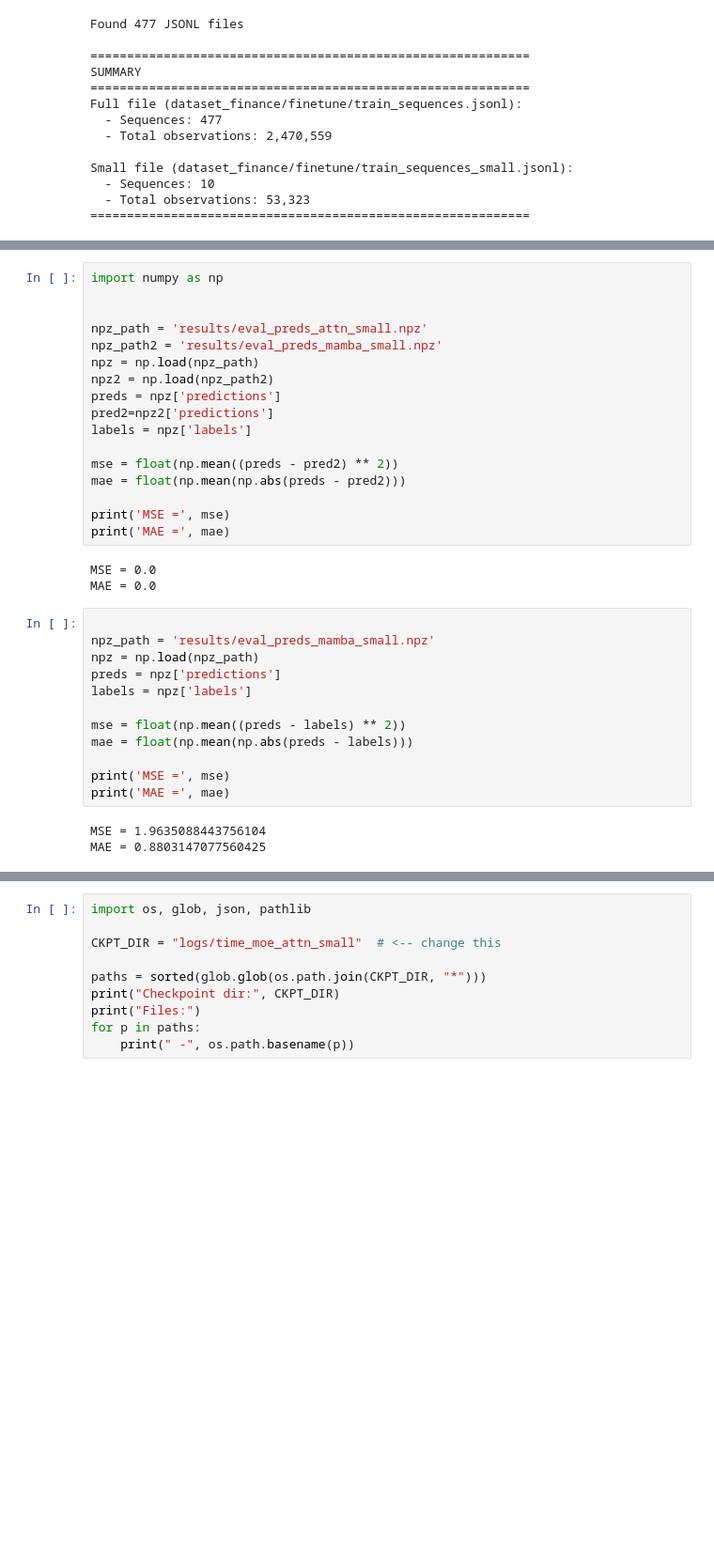
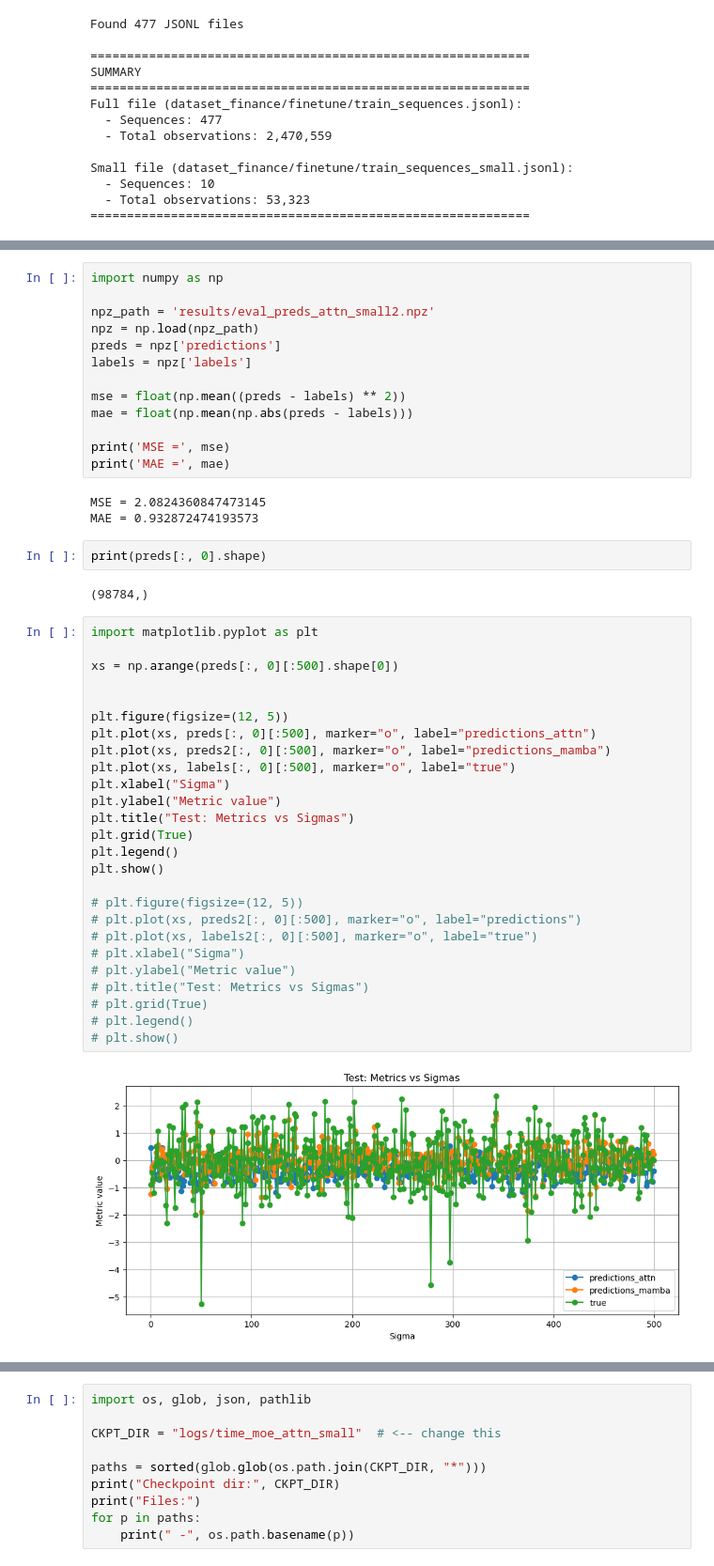
Before and after one commit to NastiaBur/project, a Jupyter notebook: mama.ipynb, the cells around one changed output, grey strips where cells are left out. Shown at 94% size. Saved outputs shown, nothing was run; the diff lists cells and outputs as text; blank space fills up the shorter version.

Commit message:
Added adequet mamba layer

```diff
--- a/mama.ipynb
+++ b/mama.ipynb
@@ -370,35 +384,48 @@ df = pd.read_csv(file_name)
 # %%
 import numpy as np
 
-
-npz_path = 'results/eval_preds_attn_small.npz'
-npz_path2 = 'results/eval_preds_mamba_small.npz'
+npz_path = 'results/eval_preds_attn_small2.npz'
 npz = np.load(npz_path)
-npz2 = np.load(npz_path2)
 preds = npz['predictions']
-pred2=npz2['predictions']
 labels = npz['labels']
 
-mse = float(np.mean((preds - pred2) ** 2))
-mae = float(np.mean(np.abs(preds - pred2)))
+mse = float(np.mean((preds - labels) ** 2))
+mae = float(np.mean(np.abs(preds - labels)))
 
 print('MSE =', mse)
 print('MAE =', mae)
 # %% [output]
-MSE = 0.0
-MAE = 0.0
+MSE = 2.0824360847473145
+MAE = 0.932872474193573
-# %%
-
-npz_path = 'results/eval_preds_mamba_small.npz'
-npz = np.load(npz_path)
-preds = npz['predictions']
-labels = npz['labels']
-
-mse = float(np.mean((preds - labels) ** 2))
-mae = float(np.mean(np.abs(preds - labels)))
-
-print('MSE =', mse)
-print('MAE =', mae)
-# %% [output]
-MSE = 1.9635088443756104
-MAE = 0.8803147077560425
+# %%
+print(preds[:, 0].shape)
+# %% [output]
+(98784,)
+# %%
+import matplotlib.pyplot as plt
+
+xs = np.arange(preds[:, 0][:500].shape[0])
+
+
+plt.figure(figsize=(12, 5))
+plt.plot(xs, preds[:, 0][:500], marker="o", label="predictions_attn")
+plt.plot(xs, preds2[:, 0][:500], marker="o", label="predictions_mamba")
+plt.plot(xs, labels[:, 0][:500], marker="o", label="true")
+plt.xlabel("Sigma")
+plt.ylabel("Metric value")
+plt.title("Test: Metrics vs Sigmas")
+plt.grid(True)
+plt.legend()
+plt.show()
+
+# plt.figure(figsize=(12, 5))
+# plt.plot(xs, preds2[:, 0][:500], marker="o", label="predictions")
+# plt.plot(xs, labels2[:, 0][:500], marker="o", label="true")
+# plt.xlabel("Sigma")
+# plt.ylabel("Metric value")
+# plt.title("Test: Metrics vs Sigmas")
+# plt.grid(True)
+# plt.legend()
+# plt.show()
+# %% [output]
+[figure, added]
```
Also changed, not shown: parts of 6 cells of this notebook, 6 other files.
